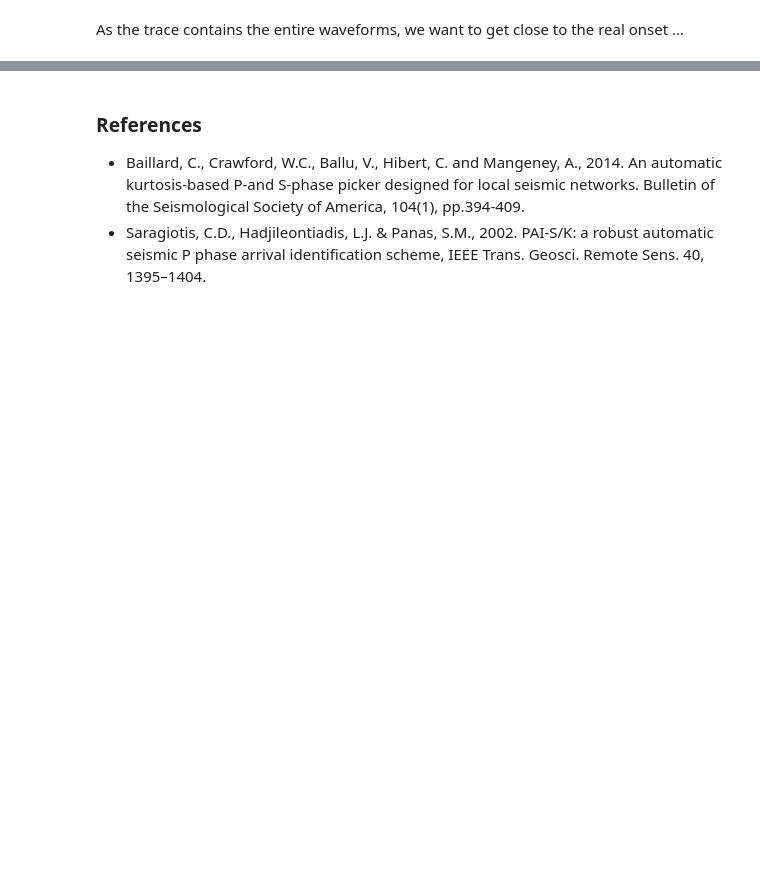
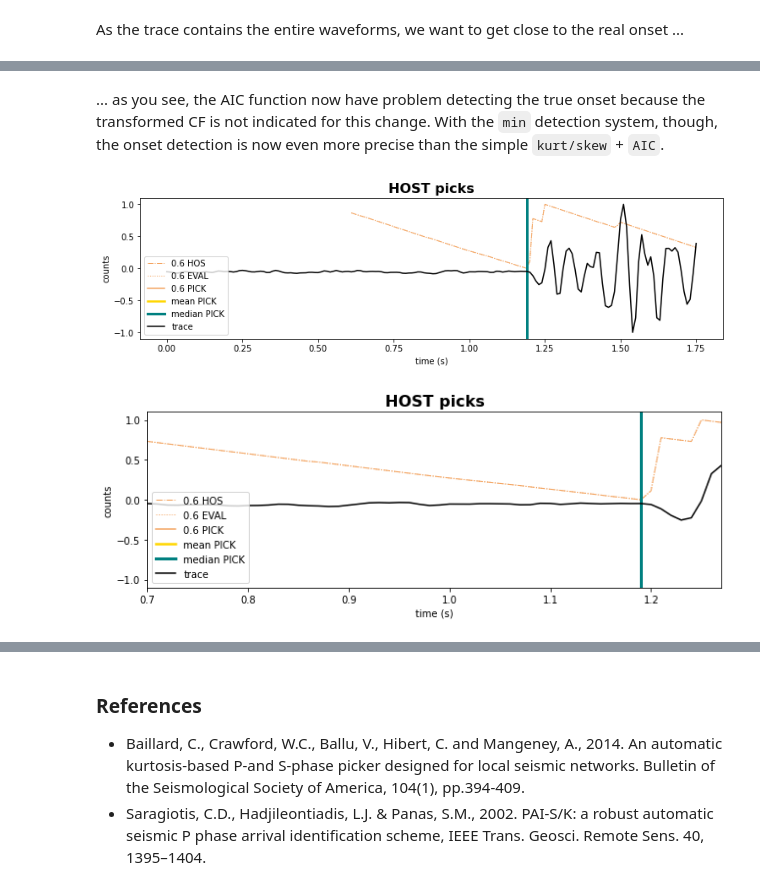
Before and after one commit to mbagagli/host-picker, a Jupyter notebook: books/HOST_tutorial.ipynb, the cells around one changed output, grey strips where cells are left out. Drawn from its saved outputs; the diff is of its cells as text; code cells hidden in the pictures; blank space fills up the shorter version.

```diff
--- a/books/HOST_tutorial.ipynb
+++ b/books/HOST_tutorial.ipynb
@@ -134,0 +126,19 @@ Eureka! Now the AIC's minima falls right at the first-onset. Such experiment is
+# %% [markdown]
+... as you see, the AIC function now have problem detecting the true onset because the transformed CF is not indicated for this change. With the `min` detection system, though, the onset detection is now even more precise than the simple `kurt/skew` + `AIC`.
+# %%
+HP.set_detection_method('min')
+HP.work(debug_plot=True)
+
+# Zooming in ...
+ax = plot_HOST(
+  HP,
+  normalize=True,
+  debug_plot=True,
+  plot_final_picks=True,
+  axtitle="HOST picks",
+  show=False)
+ax[1].set_xlim([0.7, 1.27])
+plt.show()
+# %% [output]
+[figure, added]
+[figure, added]
```
Also changed, not shown: parts of 23 cells of this notebook, 17 other files.
